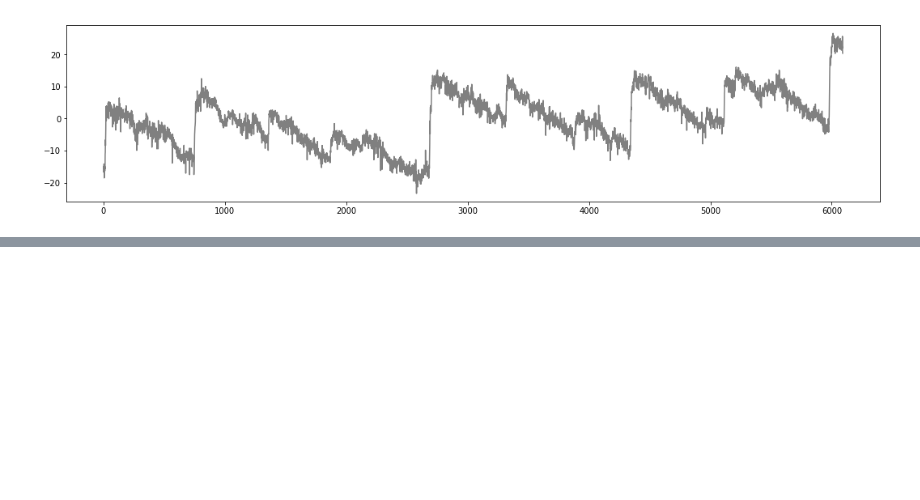
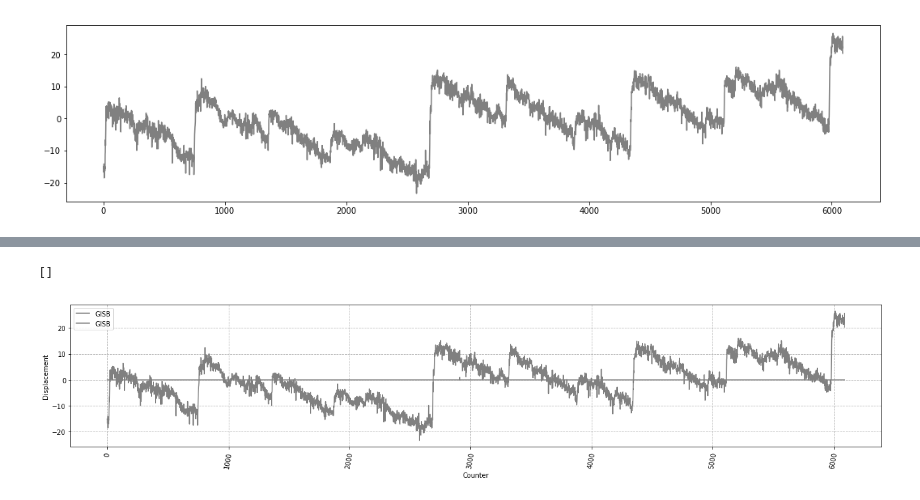
Before and after one commit to francovm/SSE, a Jupyter notebook: notebooks/06-Test-models.ipynb, the cells around one changed output, grey strips where cells are left out. Drawn from its saved outputs; the diff is of its cells as text; code cells hidden in the pictures; blank space fills up the shorter version.

```diff
--- a/notebooks/06-Test-models.ipynb
+++ b/notebooks/06-Test-models.ipynb
@@ -135,3 +135,7 @@ plt.plot(dataset_test['x'],'-', color='gray',label="GISB")
 plt.show()
 # %% [output]
 [figure]
+# %%
+df = pd.DataFrame(data=ynew.flatten())
+# %%
+df.columns = ['Events']
@@ -137,0 +151,42 @@ plt.show()
+# %%
+fig, ax = plt.subplots()
+
+ax.plot(dataset_test['x'],'-', color='gray',label="GISB")
+ax.plot(df['Events'],'-', color='gray',label="GISB")
+    # plt.plot_date(visitors2['Date'],visitors2['Visitors'].rolling(5).mean(),'g-',label="Unique Visitors- mean")
+
+    # plt.axvline(x='2018-07-31', color='r', linestyle='--',label="CWB turn off")
+plt.legend(loc=2)
+plt.xticks( rotation= 80 )
+
+    # Grids
+plt.gca().xaxis.grid(True, linestyle='--')
+plt.gca().yaxis.grid(True, linestyle='--')
+
+plt.xlabel('Counter')
+plt.ylabel('Displacement')
+# if (dataset_test['Events'] == 0.5): plt.axhline()
+
+    # Get current size
+fig_size = plt.rcParams["figure.figsize"]
+
+    # Set figure width to 18 and height to 4
+fig_size[0] = 18
+fig_size[1] = 4
+plt.rcParams["figure.figsize"] = fig_size
+
+
+
+trans = mtransforms.blended_transform_factory(ax.transData, ax.transAxes)
+theta = 0.5
+ax.fill_between(range(len(dataset_test['x'])), min(dataset_test['x']), max(dataset_test['x']), where=(df['Events'] > 0.5),
+                facecolor='green',
+                alpha=0.5, transform=trans)
+
+# plt.show()
+
+plt.tight_layout()
+plt.plot()
+# %% [output]
+[]
+[figure, added]
```
Also changed, not shown: parts of 4 cells of this notebook.
